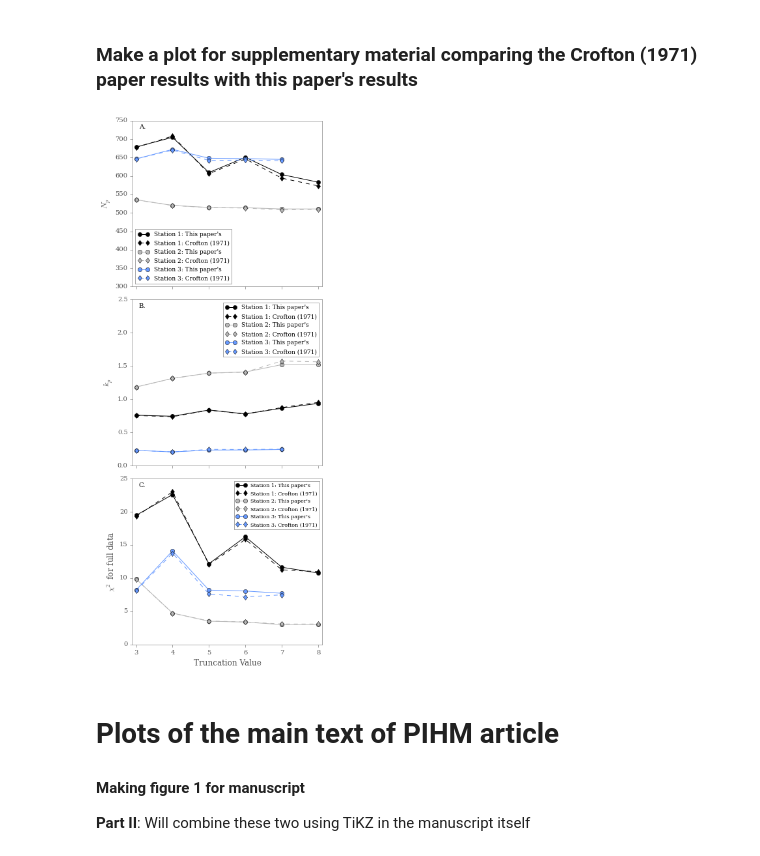
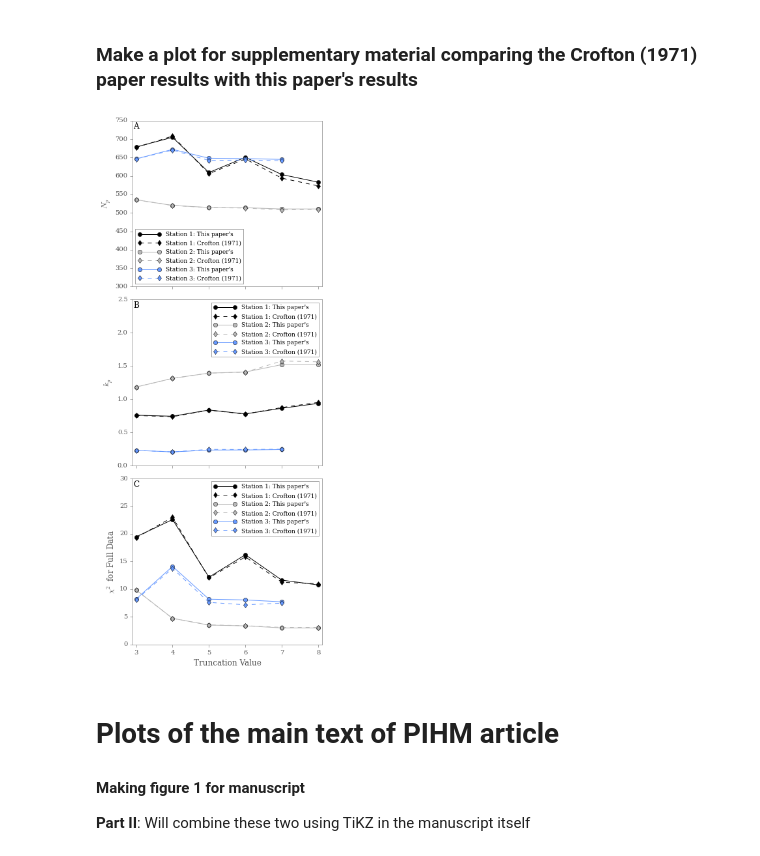
Before and after one commit to mqwilber/parasite_mortality, a Jupyter notebook: code/manuscript_plots.ipynb, the cells around one changed output. Cells and saved outputs as stored; diff of their text form; code cells hidden in the pictures.

```diff
--- a/code/manuscript_plots.ipynb
+++ b/code/manuscript_plots.ipynb
@@ -236,11 +236,11 @@ run analysis_for_manuscript_compare_crofton_method.py
 plt.rcParams['axes.color_cycle'] = ['black', 'black', '#B8B8B8', '#B8B8B8', "#6699FF", "#6699FF"]
 fig, axes = plt.subplots(3, 1, figsize=(5, 12), sharex=True)
 
-labels = ["A.", "B.", "C."]
+labels = ["A", "B", "C"]
 for i, ax in enumerate(axes):
     ax.xaxis.tick_bottom()
     ax.yaxis.tick_left()
-    ax.text(0.05, 0.95, labels[i], horizontalalignment="center", transform=ax.transAxes)
+    ax.text(0.02, 0.95, labels[i], size=12, horizontalalignment="center", transform=ax.transAxes)
 
 axes[2].set_xlabel("Truncation Value")
 axes[2].set_xlim(2.9, 8.1)
@@ -249,39 +249,39 @@ axes[0].plot(np.arange(3, 9), our_st1_N, '-o', label="Station 1: This paper's")
 axes[0].plot(np.arange(3, 9), crof_st1_N, '--d', label="Station 1: Crofton (1971)")
 axes[0].plot(np.arange(3, 9), our_st2_N, '-o', label="Station 2: This paper's")
 axes[0].plot(np.arange(3, 9), crof_st2_N, '--d', label="Station 2: Crofton (1971)")
 axes[0].plot(np.arange(3, 8), our_st3_N, '-o', label="Station 3: This paper's")
 axes[0].plot(np.arange(3, 8), crof_st3_N, '--d', label="Station 3: Crofton (1971)")
 
 axes[0].set_ylabel(r"$N_p$")
 axes[0].set_ylim((300, 750))
-axes[0].legend(loc="best", prop={"size":9})
+axes[0].legend(loc="best", prop={"size":9}, handlelength=4)
 
 axes[1].plot(np.arange(3, 9), our_st1_ks, '-o', label="Station 1: This paper's")
 axes[1].plot(np.arange(3, 9), crof_st1_ks, '--d', label="Station 1: Crofton (1971)")
 axes[1].plot(np.arange(3, 9), our_st2_ks, '-o', label="Station 2: This paper's")
 axes[1].plot(np.arange(3, 9), crof_st2_ks, '--d', label="Station 2: Crofton (1971)")
 axes[1].plot(np.arange(3, 8), our_st3_ks, '-o', label="Station 3: This paper's")
 axes[1].plot(np.arange(3, 8), crof_st3_ks, '--d', label="Station 3: Crofton (1971)")
 
 axes[1].set_ylabel(r"$k_p$")
 axes[1].set_ylim((0, 2.5))
-axes[1].legend(loc="best", prop={"size":9})
+axes[1].legend(loc="best", prop={"size":9}, handlelength=4)
 
 axes[2].plot(np.arange(3, 9), zip(*crof_st1_compare_ss)[1], '-o', label="Station 1: This paper's")
 axes[2].plot(np.arange(3, 9), zip(*crof_st1_compare_ss)[0], '--d', label="Station 1: Crofton (1971)")
 axes[2].plot(np.arange(3, 9), zip(*crof_st2_compare_ss)[1], '-o', label="Station 2: This paper's")
 axes[2].plot(np.arange(3, 9), zip(*crof_st2_compare_ss)[0], '--d', label="Station 2: Crofton (1971)")
 axes[2].plot(np.arange(3, 8), zip(*crof_st3_compare_ss)[1], '-o', label="Station 3: This paper's")
 axes[2].plot(np.arange(3, 8), zip(*crof_st3_compare_ss)[0], '--d', label="Station 3: Crofton (1971)")
 
-axes[2].set_ylabel(r"$\chi^2$ for full data")
-#axes[2].set_ylim((0, 2))
-axes[2].legend(loc="best", prop={"size":8})
+axes[2].set_ylabel(r"$\chi^2$ for Full Data")
+axes[2].set_ylim((0, 30))
+axes[2].legend(loc="best", prop={"size":9}, handlelength=4)
 
 plt.tight_layout()
 fig.savefig("../results/compare_crofton.pdf", dpi=300)
 # %% [output]
-[figure, old version]
+[figure, new version]
 # %% [markdown]
 # Plots of the main text of PIHM article
 
```
Also changed, not shown: parts of 6 cells of this notebook.
